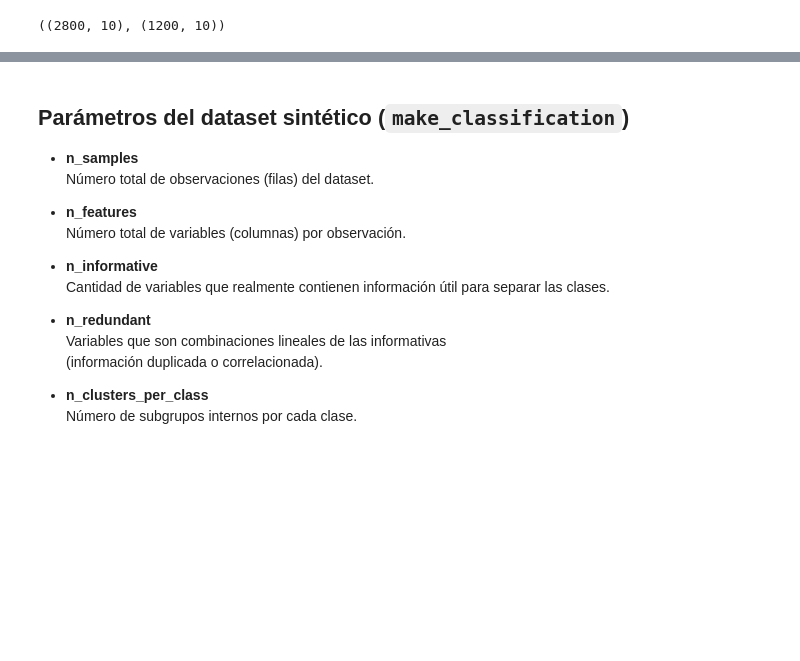
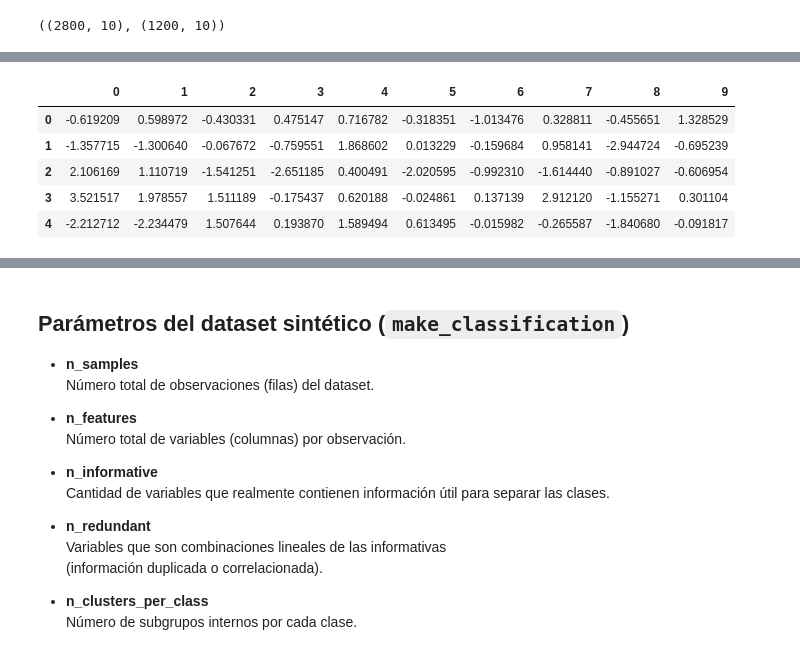
Before and after one commit to JorgeDataScientist/ml-uncertainty-lab, a Jupyter notebook: 01_fundamentos/01_scores_vs_probabilities.ipynb, the cells around one changed output, grey strips where cells are left out. Cells and saved outputs as stored; diff of their text form; code cells hidden in the pictures; blank space fills up the shorter version.

```diff
--- a/01_fundamentos/01_scores_vs_probabilities.ipynb
+++ b/01_fundamentos/01_scores_vs_probabilities.ipynb
@@ -129,0 +162,12 @@ X_train.shape, X_test.shape
+# %%
+df_X_test = pd.DataFrame(X_test)
+
+# Mostrar las primeras filas
+df_X_test.head()
+# %% [output]
+|  | 0 | 1 | 2 | 3 | 4 | 5 | 6 | 7 | 8 | 9 |
+| 0 | -0.619209 | 0.598972 | -0.430331 | 0.475147 | 0.716782 | -0.318351 | -1.013476 | 0.328811 | -0.455651 | 1.328529 |
+| 1 | -1.357715 | -1.300640 | -0.067672 | -0.759551 | 1.868602 | 0.013229 | -0.159684 | 0.958141 | -2.944724 | -0.695239 |
+| 2 | 2.106169 | 1.110719 | -1.541251 | -2.651185 | 0.400491 | -2.020595 | -0.992310 | -1.614440 | -0.891027 | -0.606954 |
+| 3 | 3.521517 | 1.978557 | 1.511189 | -0.175437 | 0.620188 | -0.024861 | 0.137139 | 2.912120 | -1.155271 | 0.301104 |
+| 4 | -2.212712 | -2.234479 | 1.507644 | 0.193870 | 1.589494 | 0.613495 | -0.015982 | -0.265587 | -1.840680 | -0.091817 |
```
Also changed, not shown: parts of 3 cells of this notebook, 2 other files.
